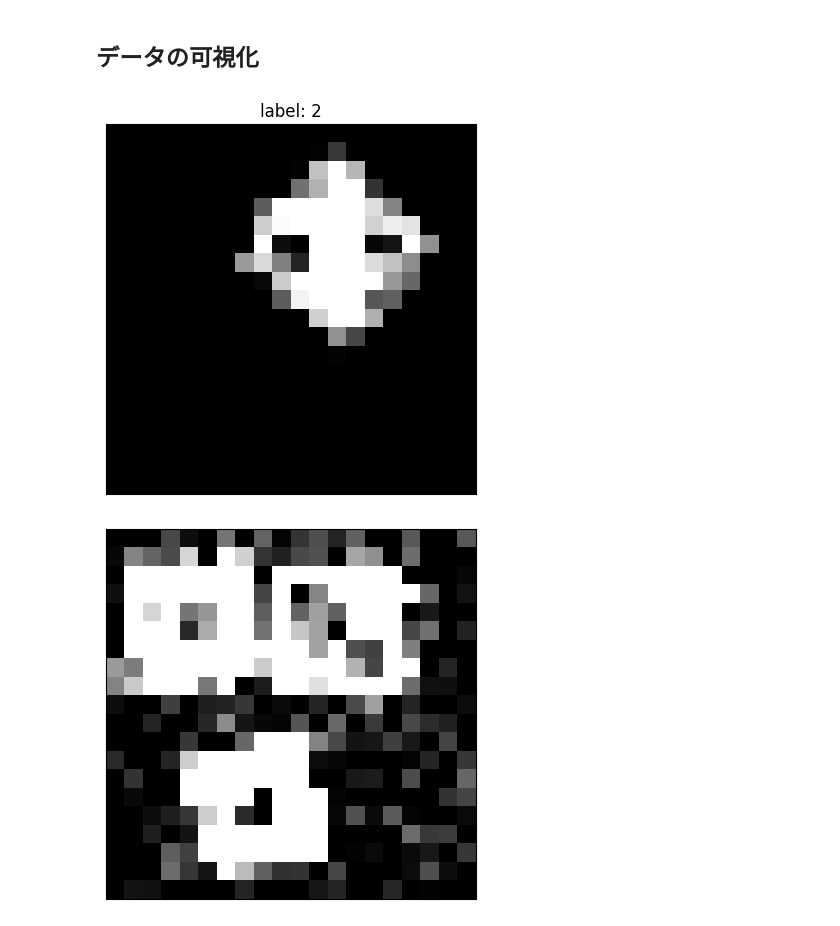
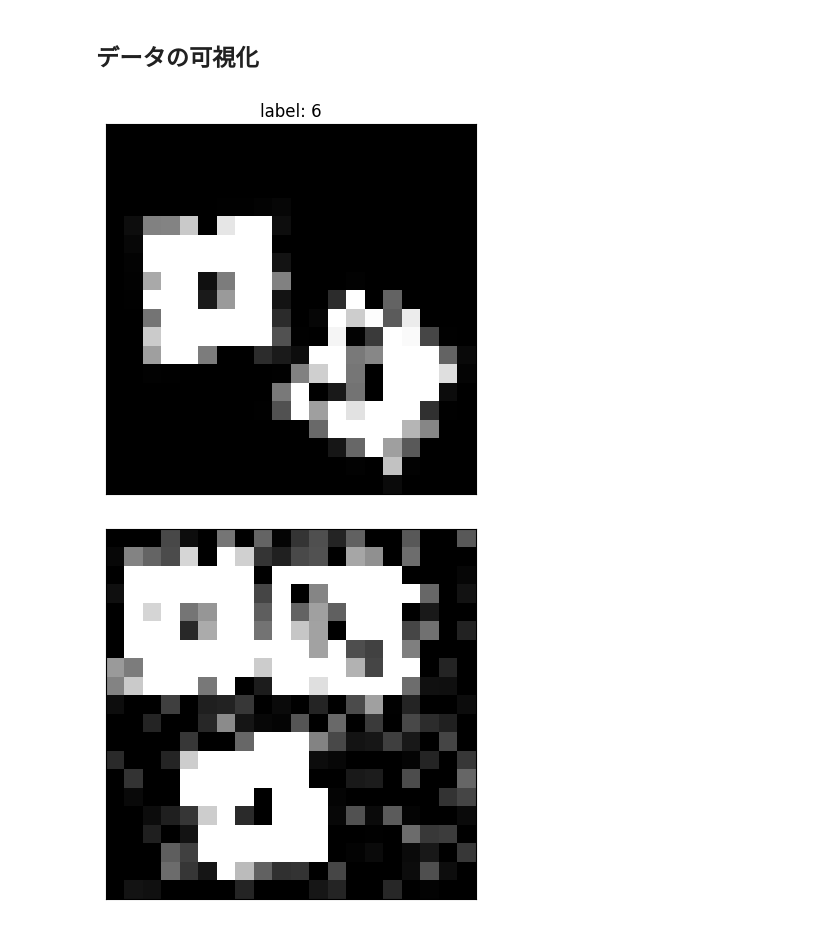
Before and after one commit to h-hosoda-ml/competitions, a Jupyter notebook: sony_20231120/src/notebooks/eda.ipynb, the cells around one changed output. Saved outputs shown, nothing was run; the diff lists cells and outputs as text; code cells hidden in the pictures.

```diff
--- a/sony_20231120/src/notebooks/eda.ipynb
+++ b/sony_20231120/src/notebooks/eda.ipynb
@@ -25,9 +25,9 @@ from utils.load_datasets import load_all_datasets
 X_train, y_train, X_test = load_all_datasets()
 # %%
 # 訓練データ
-show_image(X_train[1], y_train[1])
+show_image(X_train[2], y_train[2])
 # %% [output]
-[figure, old version]
+[figure, new version]
 # %%
 # テストデータ
 show_image(X_test[10])
```
Also changed, not shown: parts of 15 cells of this notebook.
